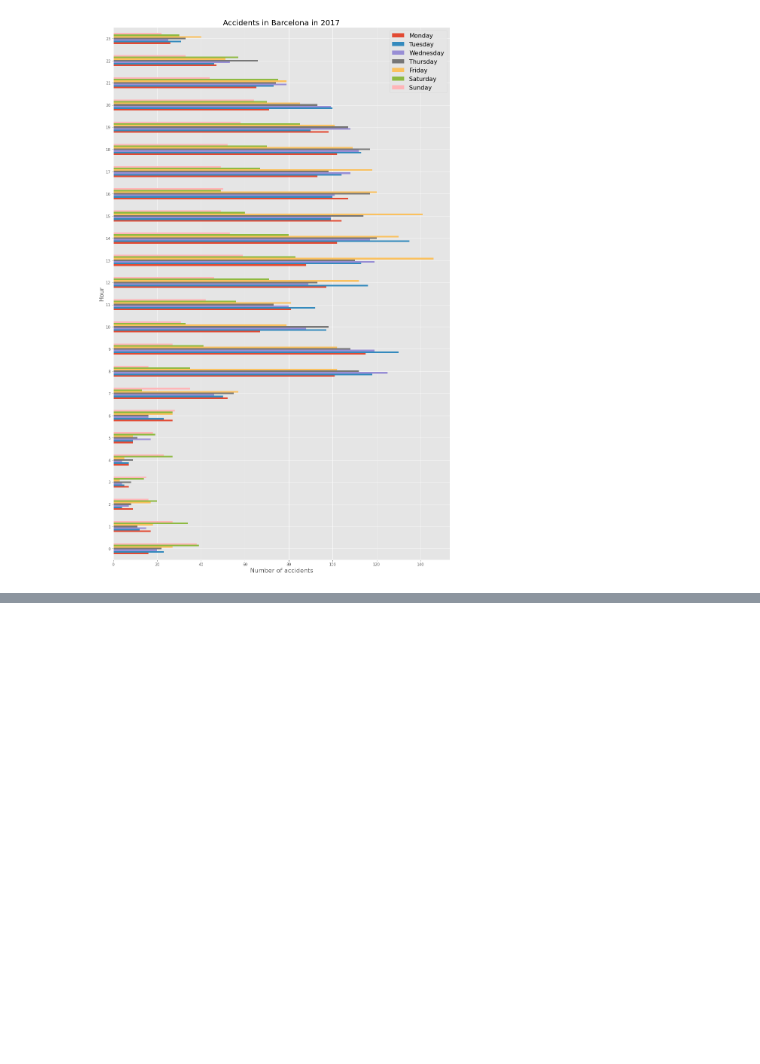
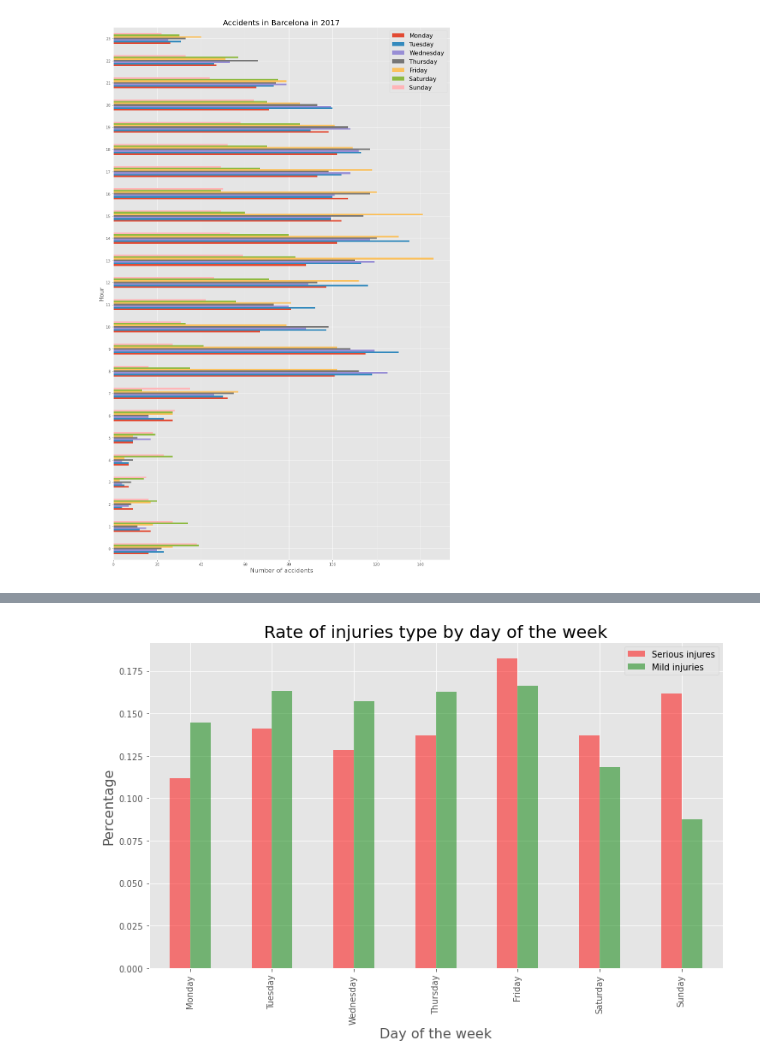
Before and after one commit to masinde70/MachineLearning_Applications_Deep_Neural_Networks, a Jupyter notebook: Barcelona_data.ipynb, the cells around one changed output, grey strips where cells are left out. Cells and saved outputs as stored; diff of their text form; code cells hidden in the pictures; blank space fills up the shorter version.

Commit message:
data preprocessing

```diff
--- a/Barcelona_data.ipynb
+++ b/Barcelona_data.ipynb
@@ -395,0 +475,22 @@ plt.ylabel('Hour',fontsize=16);
+# %%
+# Number of serious injuries per day of the week
+accidents_serious = df[df['serious_injuries']!=0].groupby(df['date'].dt.dayofweek).sum().serious_injuries
+# Percentage of serious injuries per day of the week
+rate_serious = accidents_serious/accidents_serious.sum()
+
+# Number of mild injuries per day of the week
+accidents_mild = df[df['mild_injuries']!=0].groupby(df['date'].dt.dayofweek).sum().mild_injuries
+# Percentage of mild injuries per day of the week
+rate_mild = accidents_mild/accidents_mild.sum()
+
+# Combine both series as a dataframe in order to plot them as a side by side bar
+rates = pd.DataFrame({'Serious injures':rate_serious,'Mild injuries':rate_mild})
+rates.plot(kind='bar',figsize=(12,7),color=['red','green'],alpha=0.5)
+
+# Title and labels
+plt.title('Rate of injuries type by day of the week',fontsize=20)
+plt.xlabel('Day of the week',fontsize=16)
+plt.ylabel('Percentage',fontsize=16)
+plt.xticks(np.arange(7),[calendar.day_name[x] for x in range(0,7)]);
+# %% [output]
+[figure, added]
```
Also changed, not shown: parts of 8 cells of this notebook.
